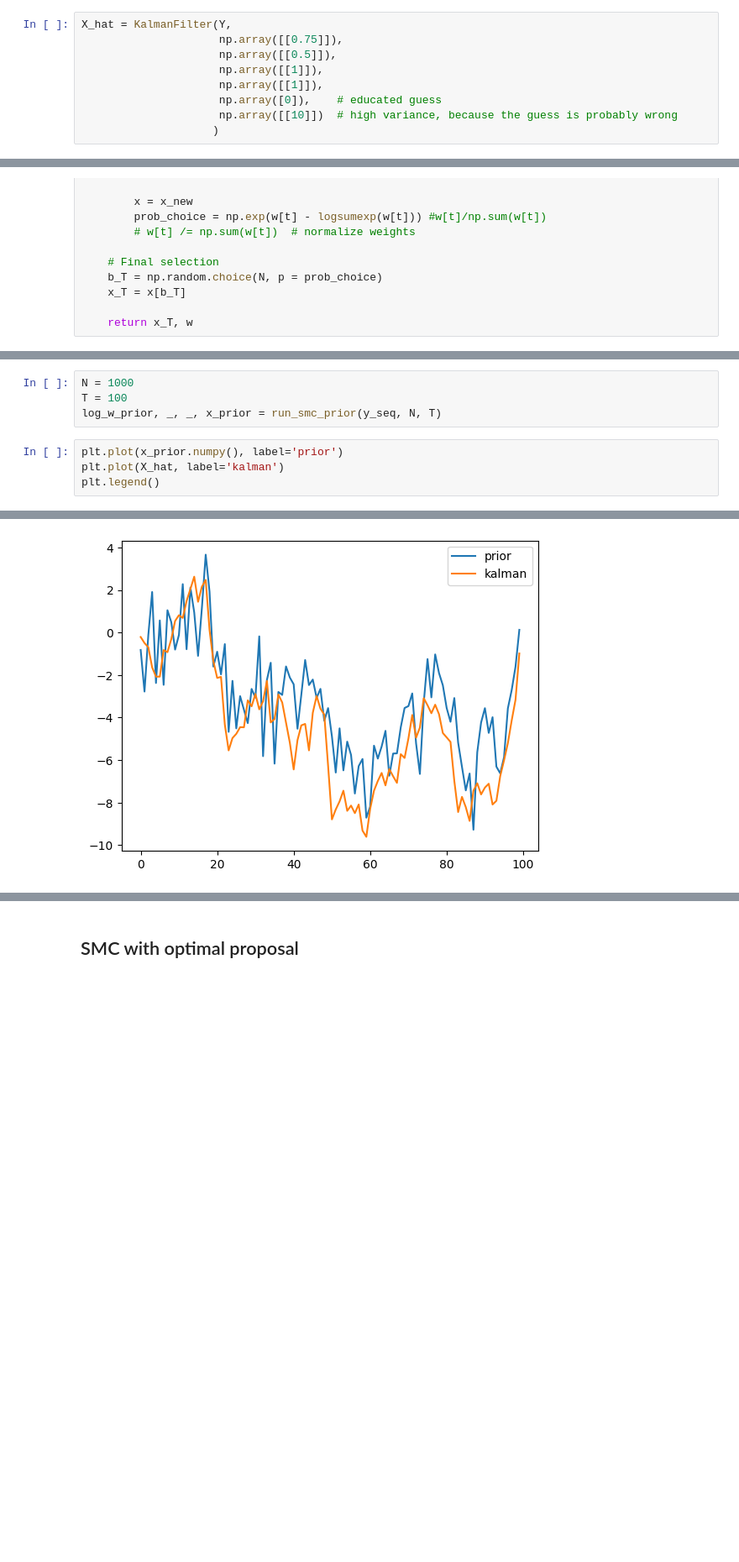
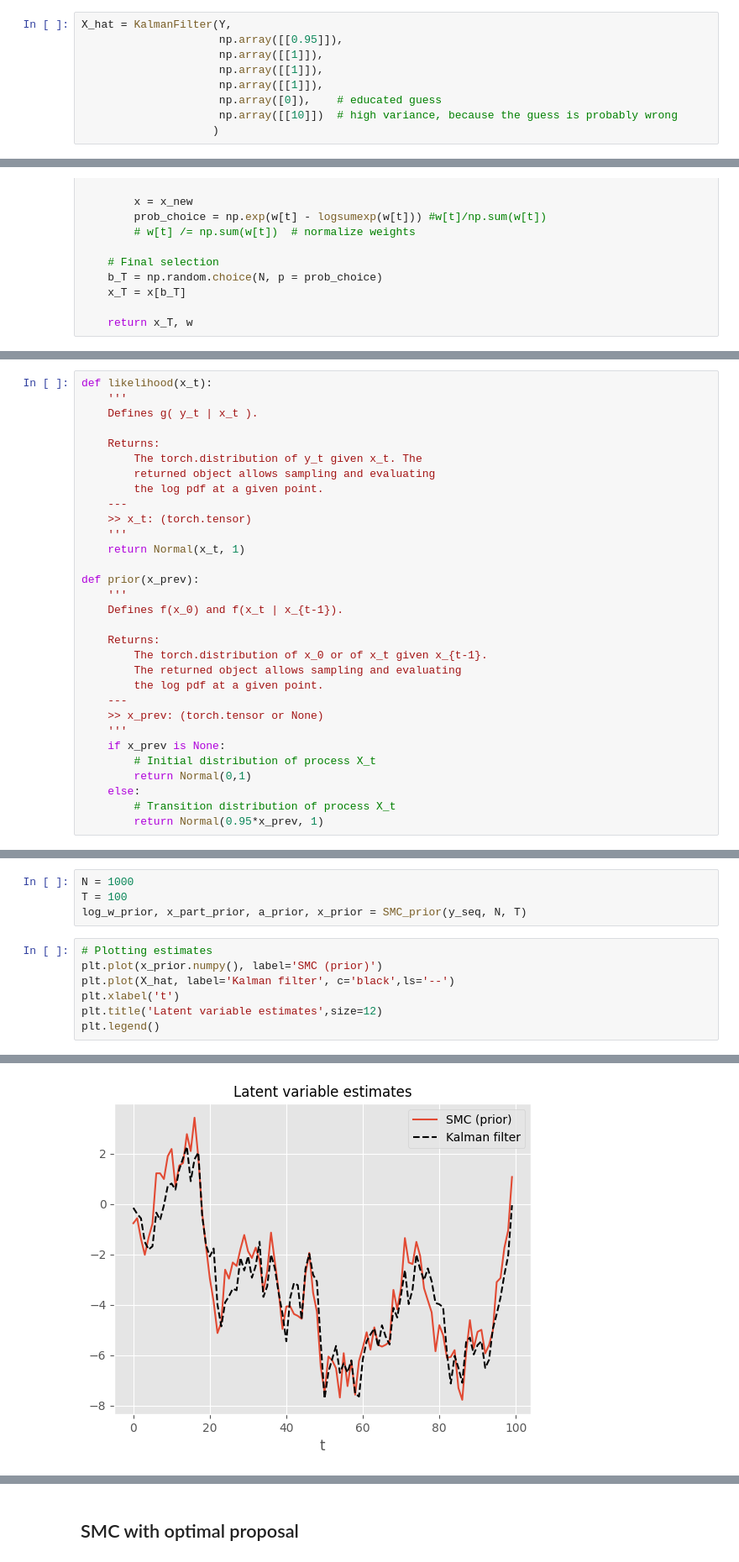
Before and after one commit to Perez-Amanda/ComputacionalStatistics_FinalProject, a Jupyter notebook: SMC.ipynb, the cells around one changed output, grey strips where cells are left out. Shown at 84% size. Drawn from its saved outputs; the diff is of its cells as text; blank space fills up the shorter version.

```diff
--- a/SMC.ipynb
+++ b/SMC.ipynb
@@ -78,8 +102,8 @@ def KalmanFilter(Y, A, B, Q, R, x0, P0):
     return np.array(estimates).reshape(len(estimates))
 # %%
 X_hat = KalmanFilter(Y,
-                     np.array([[0.75]]),
-                     np.array([[0.5]]),
+                     np.array([[0.95]]),
+                     np.array([[1]]),
                      np.array([[1]]),
                      np.array([[1]]),
                      np.array([0]),    # educated guess
@@ -226,0 +254,31 @@ def SMC_with_prior(y, N=1000):
+# %%
+def likelihood(x_t):
+    '''
+    Defines g( y_t | x_t ).
+
+    Returns:
+        The torch.distribution of y_t given x_t. The
+        returned object allows sampling and evaluating
+        the log pdf at a given point.
+    ---
+    >> x_t: (torch.tensor)
+    '''
+    return Normal(x_t, 1)
+
+def prior(x_prev):
+    '''
+    Defines f(x_0) and f(x_t | x_{t-1}).
+
+    Returns:
+        The torch.distribution of x_0 or of x_t given x_{t-1}.
+        The returned object allows sampling and evaluating
+        the log pdf at a given point.
+    ---
+    >> x_prev: (torch.tensor or None)
+    '''
+    if x_prev is None:
+        # Initial distribution of process X_t
+        return Normal(0,1)
+    else:
+        # Transition distribution of process X_t
+        return Normal(0.95*x_prev, 1)
@@ -281,11 +359,14 @@ def run_smc_prior(y_seq, N, T):
 # %%
 N = 1000
 T = 100
-log_w_prior, _, _, x_prior = run_smc_prior(y_seq, N, T)
+log_w_prior, x_part_prior, a_prior, x_prior = SMC_prior(y_seq, N, T)
 # %%
-plt.plot(x_prior.numpy(), label='prior')
-plt.plot(X_hat, label='kalman')
+# Plotting estimates
+plt.plot(x_prior.numpy(), label='SMC (prior)')
+plt.plot(X_hat, label='Kalman filter', c='black',ls='--')
+plt.xlabel('t')
+plt.title('Latent variable estimates',size=12)
 plt.legend()
 # %% [output]
 <matplotlib.legend.Legend at 0x...>
-[figure, old version]
+[figure, new version]
```
Also changed, not shown: parts of 64 cells of this notebook.
